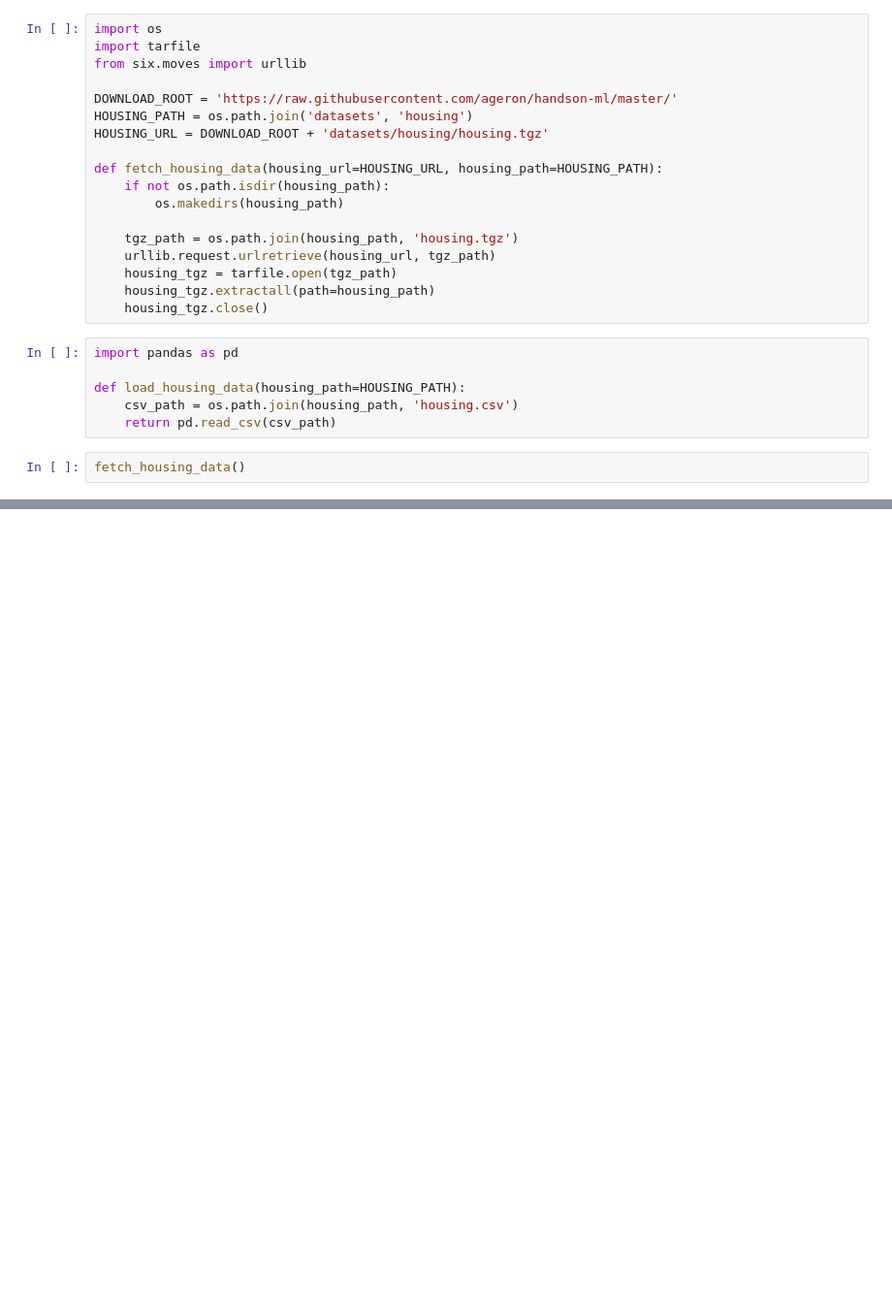
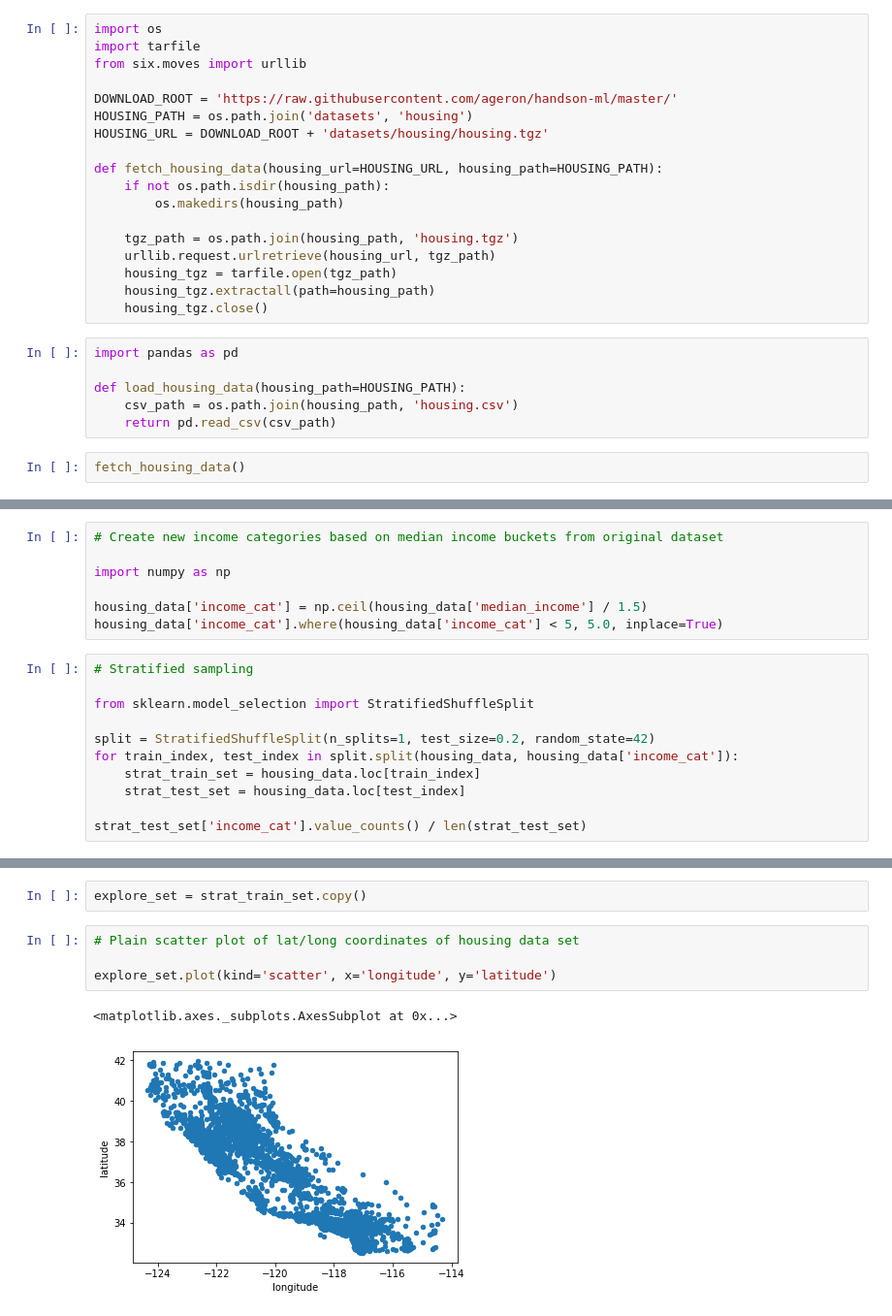
Before and after one commit to allenbkim/homl, a Jupyter notebook: Housing.ipynb, the cells around one changed output, grey strips where cells are left out. Shown at 97% size. Drawn from its saved outputs; the diff is of its cells as text; blank space fills up the shorter version.

```diff
--- a/Housing.ipynb
+++ b/Housing.ipynb
@@ -30,0 +88,18 @@ fetch_housing_data()
+# %%
+# Create new income categories based on median income buckets from original dataset
+
+import numpy as np
+
+housing_data['income_cat'] = np.ceil(housing_data['median_income'] / 1.5)
+housing_data['income_cat'].where(housing_data['income_cat'] < 5, 5.0, inplace=True)
+# %%
+# Stratified sampling
+
+from sklearn.model_selection import StratifiedShuffleSplit
+
+split = StratifiedShuffleSplit(n_splits=1, test_size=0.2, random_state=42)
+for train_index, test_index in split.split(housing_data, housing_data['income_cat']):
+    strat_train_set = housing_data.loc[train_index]
+    strat_test_set = housing_data.loc[test_index]
+
+strat_test_set['income_cat'].value_counts() / len(strat_test_set)
@@ -30,0 +122,9 @@ fetch_housing_data()
+# %%
+explore_set = strat_train_set.copy()
+# %%
+# Plain scatter plot of lat/long coordinates of housing data set
+
+explore_set.plot(kind='scatter', x='longitude', y='latitude')
+# %% [output]
+<matplotlib.axes._subplots.AxesSubplot at 0x...>
+[figure, added]
```
Also changed, not shown: parts of 27 cells of this notebook.
